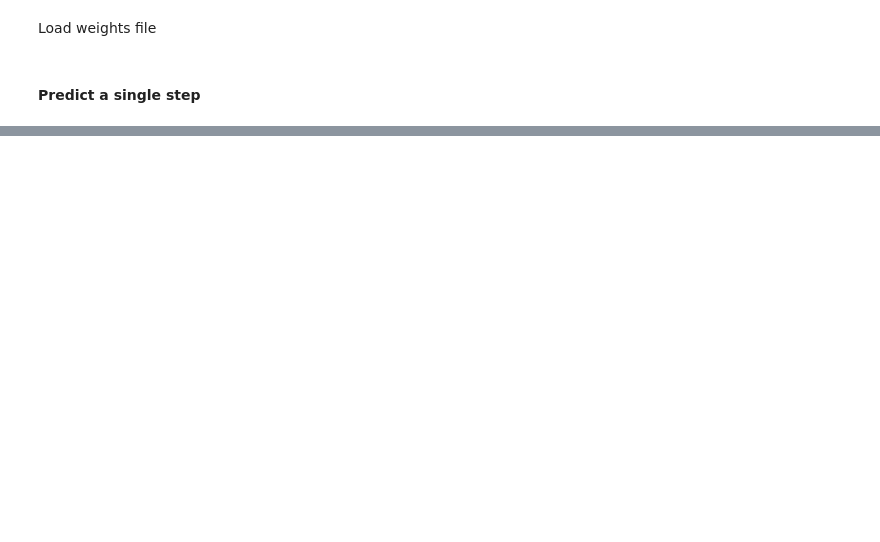
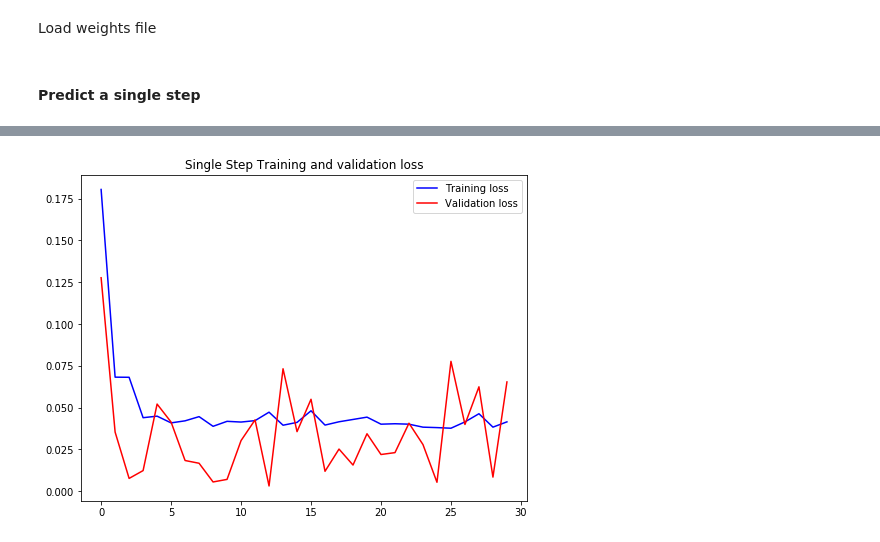
Before and after one commit to d8veone/Shale_well_Machine_Learning, a Jupyter notebook: CNN/Well_TF_T_Series_CNN_v1.ipynb, the cells around one changed output, grey strips where cells are left out. Saved outputs shown, nothing was run; the diff lists cells and outputs as text; code cells hidden in the pictures; blank space fills up the shorter version.

Commit message:
LSTM update

```diff
--- a/CNN/Well_TF_T_Series_CNN_v1.ipynb
+++ b/CNN/Well_TF_T_Series_CNN_v1.ipynb
@@ -418,0 +451,25 @@ CNN_comp_plot("CNN",
+# %%
+CNNLSTM_model = Sequential()
+CNNLSTM_model.add(Conv1D(100, 5, activation='relu', input_shape=x_train_single.shape[-2:]))
+CNNLSTM_model.add(Conv1D(100, 5, activation='relu'))
+CNNLSTM_model.add(MaxPooling1D(3))
+CNNLSTM_model.add(Conv1D(160, 5, activation='relu'))
+CNNLSTM_model.add(Conv1D(160, 5, activation='relu'))
+CNNLSTM_model.add(MaxPooling1D(3))
+CNNLSTM_model.add(LSTM(128, activation='relu'))
+CNNLSTM_model.add(Dropout(0.1))
+CNNLSTM_model.add(Dense(1))
+print(CNNLSTM_model.summary())
+# %%
+CNNLSTM_model.compile(optimizer=optimizers.Adam(), loss='mae')
+
+# checkpoint_name = 'Weights-{epoch:03d}--{val_loss:.5f}.hdf5'
+checkpoint_name2 = 'CNNLSTMv1bestmodel.h5'
+mcp2 = ModelCheckpoint(checkpoint_name2, monitor='val_loss', verbose = 1, save_best_only = True, mode ='auto')
+
+es2 = EarlyStopping(monitor='val_loss', mode='min', verbose=1, patience=50)
+# %%
+CNNLSTM_history = CNNLSTM_model.fit(x_train_single, y_train_single, epochs=30,
+                                            batch_size=50,
+                                            validation_data=(x_val_single, y_val_single),
+                                            callbacks=[mcp2])
@@ -418,0 +494,5 @@ CNN_comp_plot("CNN",
+# %%
+plot_train_history(CNNLSTM_history,
+                   'Single Step Training and validation loss')
+# %% [output]
+[figure, added]
```
Also changed, not shown: parts of 13 cells of this notebook, 4 other files.
